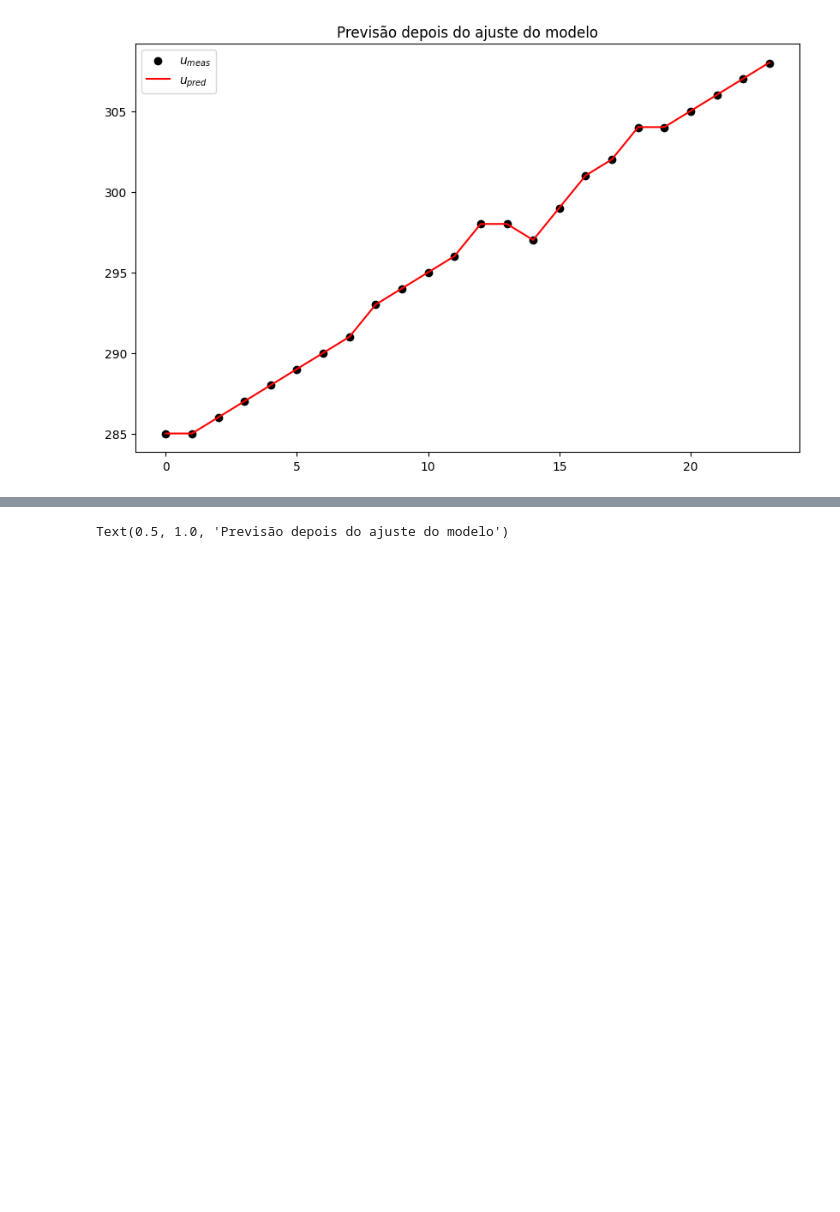
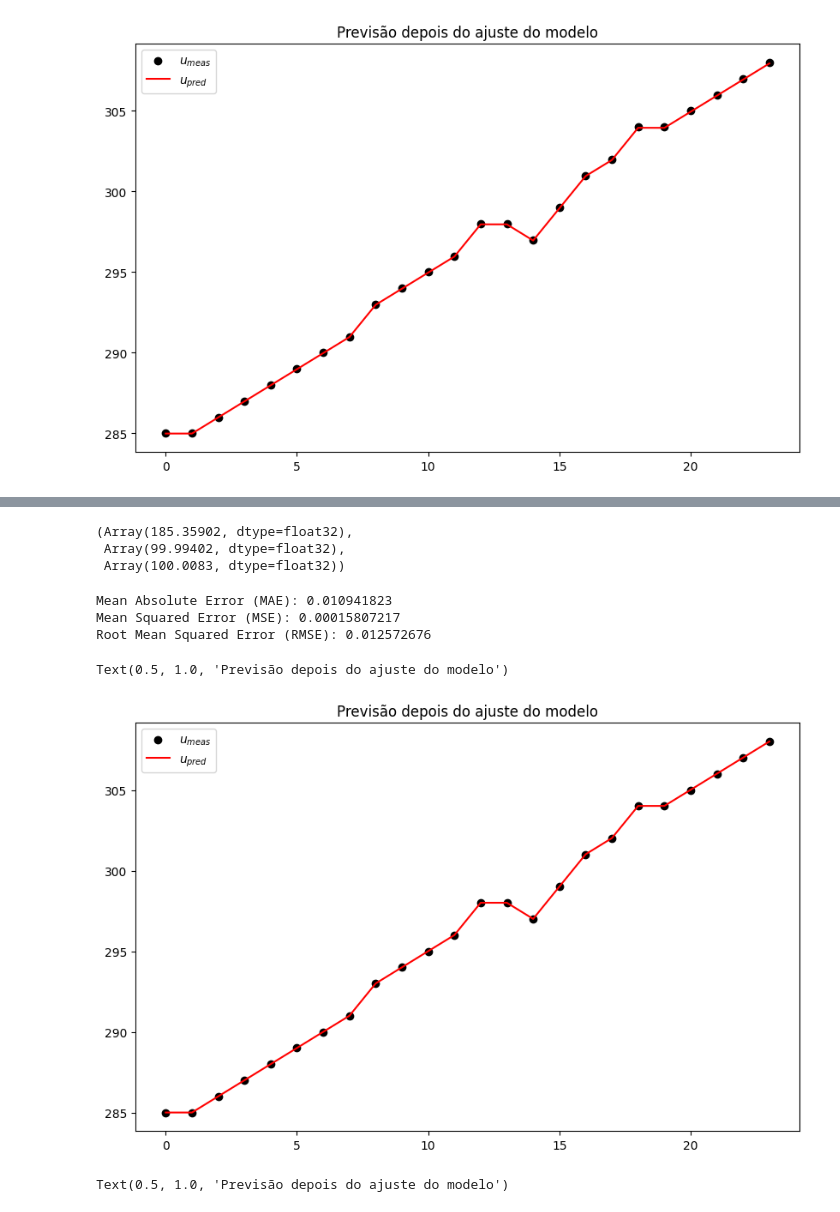
Before and after one commit to marcelogarret/projeto_mestrado, a Jupyter notebook: 1DCNN_garret_JAX_PINN.ipynb, the cells around one changed output, grey strips where cells are left out. Cells and saved outputs as stored; diff of their text form; code cells hidden in the pictures; blank space fills up the shorter version.

```diff
--- a/1DCNN_garret_JAX_PINN.ipynb
+++ b/1DCNN_garret_JAX_PINN.ipynb
@@ -513,3 +892,39 @@ Text(0.5, 1.0, 'Previsão depois do ajuste do modelo')
+# %%
+# Imprimindo os parametros ajustados
+best_state.params['params']['N'], best_state.params['params']['Wi'], best_state.params['params']['J']
+# %% [output]
+(Array(185.35902, dtype=float32),
+ Array(99.99402, dtype=float32),
+ Array(100.0083, dtype=float32))
+# %%
+# Predict using the trained model
+predictions = vmap(best_state.apply_fn, (None, 0))(best_state.params, X_test)
+
+# Calculate evaluation metrics
+mae = mean_absolute_error(y_test, predictions)
+mse = mean_squared_error(y_test, predictions)
+rmse = np.sqrt(mse)
+
+print("Mean Absolute Error (MAE):", mae)
+print("Mean Squared Error (MSE):", mse)
+print("Root Mean Squared Error (RMSE):", rmse)
+# %% [output]
+Mean Absolute Error (MAE): 0.010941823
+Mean Squared Error (MSE): 0.00015807217
+Root Mean Squared Error (RMSE): 0.012572676
+# %%
+# Avaliando a rede neural depois do treinamento considerando o teste
+
+fig, ax = plt.subplots(1,1, figsize=(10,10/1.618))
+
+ax.scatter(jnp.arange(0, len(y_test), 1), y_test, label=r'$u_{meas}$', color='black')
+ax.plot(jnp.arange(0, len(y_test), 1), predictions, label=r'$u_{pred}$', color='red')
+
+ax.legend()
+ax.set_title('Previsão depois do ajuste do modelo')
+# %% [output]
+Text(0.5, 1.0, 'Previsão depois do ajuste do modelo')
+[figure, added]
 # %%
 # Avaliando a rede neural depois do treinamento considerando todo o histórico
 u_pred = vmap(best_state.apply_fn, (None, 0))(best_state.params, X)
```
Also changed, not shown: parts of 24 cells of this notebook.
